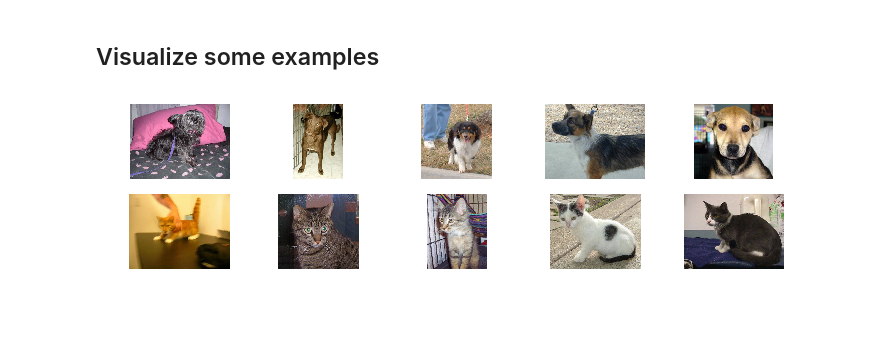
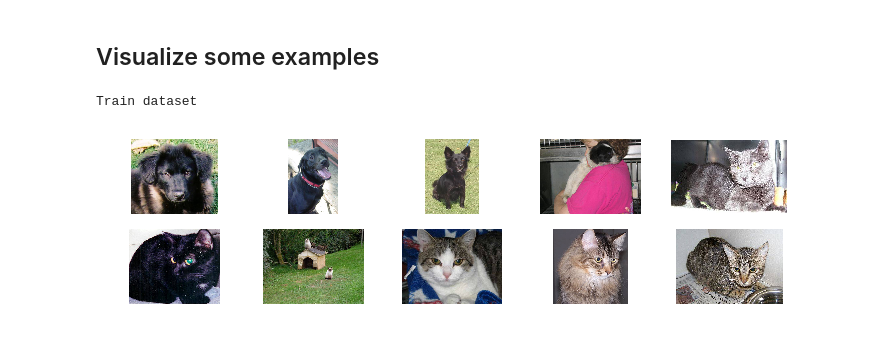
Before and after one commit to musa-atlihan/fast-ai-assignments, a Jupyter notebook: lesson-01-image-recognition/assignment.ipynb, the cells around one changed output. Cells and saved outputs as stored; diff of their text form; code cells hidden in the pictures.

Commit message:
add valid and sample visualizations

```diff
--- a/lesson-01-image-recognition/assignment.ipynb
+++ b/lesson-01-image-recognition/assignment.ipynb
@@ -118,18 +119,20 @@ import matplotlib.pyplot as plt
 # %% [markdown]
 ## Visualize some examples
 # %%
-imgs = []
-for i in range(5):
-    imgs.append(mpimg.imread('./data/train-fast-ai/dogs/dog.' + str(i) + '.jpg'))
-for i in range(5):
-    imgs.append(mpimg.imread('./data/train-fast-ai/cats/cat.' + str(i) + '.jpg'))
+imgs_dogs = glob.glob('./data/train-fast-ai/dogs/*.jpg')
+imgs_cats = glob.glob('./data/train-fast-ai/cats/*.jpg')
 
+print('Train dataset')
 plt.figure(figsize=(12,8))
 for i in range(10):
     plt.subplot(5,5,i+1)
-    plt.imshow(imgs[i])
+    if i < 4:
+        plt.imshow(mpimg.imread(imgs_dogs[i]))
+    else:
+        plt.imshow(mpimg.imread(imgs_cats[i]))
     plt.axis('off')
 plt.show()
 plt.close()
 # %% [output]
+Train dataset
-[figure, old version]
+[figure, new version]
```
Also changed, not shown: parts of 4 cells of this notebook.
